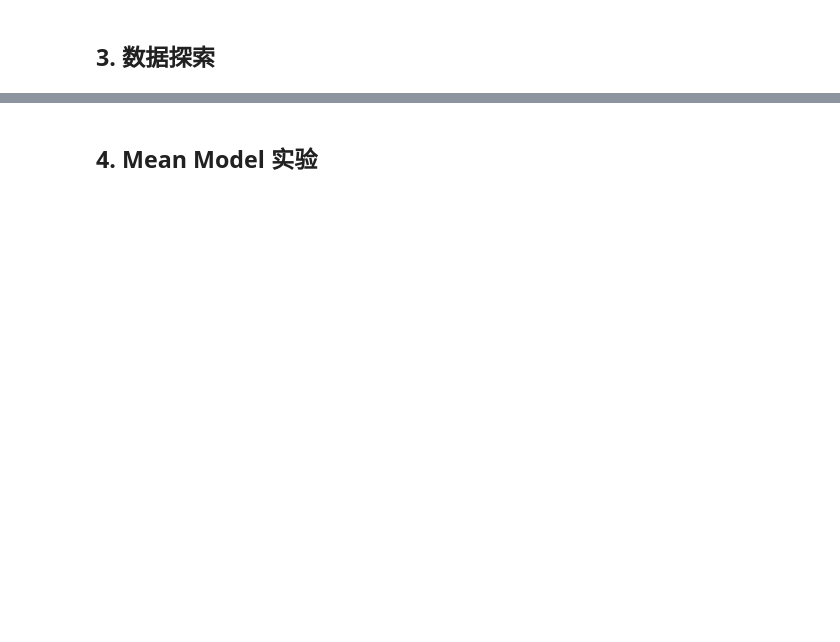
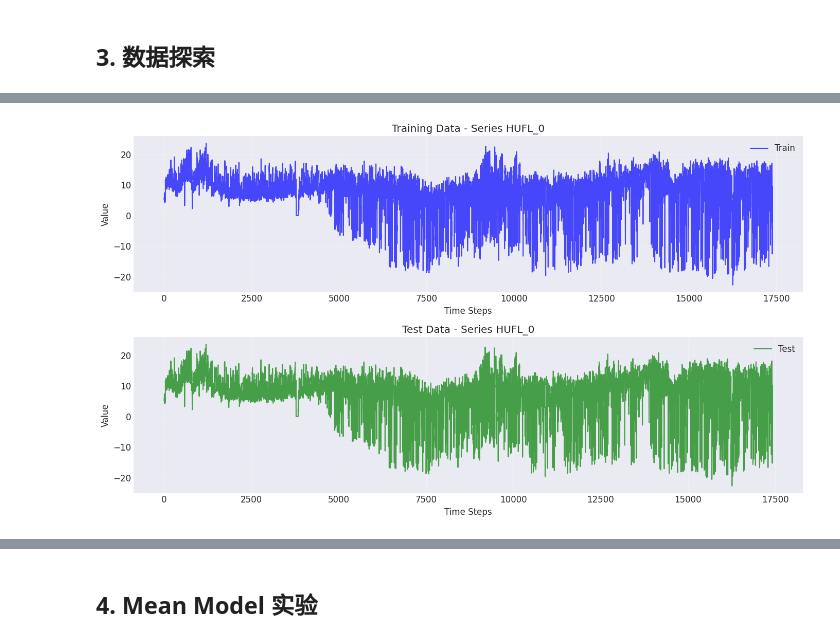
Before and after one commit to Tingting0813/DualRes, a Jupyter notebook: univariate/notebooks/a.ipynb, the cells around one changed output, grey strips where cells are left out. Saved outputs shown, nothing was run; the diff lists cells and outputs as text; code cells hidden in the pictures; blank space fills up the shorter version.

```diff
--- a/univariate/notebooks/a.ipynb
+++ b/univariate/notebooks/a.ipynb
@@ -75,36 +88,29 @@ for key, value in dataset_info.items():
 # %%
-# 可视化数据样本
-from gluonts.dataset.util import to_pandas
+# 修复版本 - 直接使用数值绘图
+train_values = train_entry["target"]
+test_values = test_entry["target"]
 
-# 获取第一个时间序列
-train_entry = data_loader.train_data[0]
-test_entry = data_loader.test_data[0]
-
-# 转换为pandas Series
-train_series = to_pandas(train_entry, freq=config['dataset']['freq'])
-test_series = to_pandas(test_entry, freq=config['dataset']['freq'])
-
-# 绘图
 fig, axes = plt.subplots(2, 1, figsize=(14, 8))
 
-axes[0].plot(train_series, label='Train', color='blue', alpha=0.7)
+# 使用数组索引而不是时间索引
+axes[0].plot(train_values, label='Train', color='blue', alpha=0.7)
 axes[0].set_title(f"Training Data - Series {train_entry['item_id']}")
 axes[0].set_ylabel('Value')
+axes[0].set_xlabel('Time Steps')
 axes[0].legend()
 axes[0].grid(True, alpha=0.3)
 
-axes[1].plot(test_series, label='Test', color='green', alpha=0.7)
+axes[1].plot(test_values, label='Test', color='green', alpha=0.7)
 axes[1].set_title(f"Test Data - Series {test_entry['item_id']}")
-axes[1].set_xlabel('Time')
+axes[1].set_xlabel('Time Steps')
 axes[1].set_ylabel('Value')
 axes[1].legend()
 axes[1].grid(True, alpha=0.3)
 
 plt.tight_layout()
 plt.show()
-
-print(f"训练序列长度: {len(train_series)}")
-print(f"测试序列长度: {len(test_series)}")
+# %% [output]
+[figure, added]
 # %%
 # 数据统计分析
 train_values = [entry['target'] for entry in data_loader.train_data]
```
Also changed, not shown: parts of 6 cells of this notebook, 10 other files.
